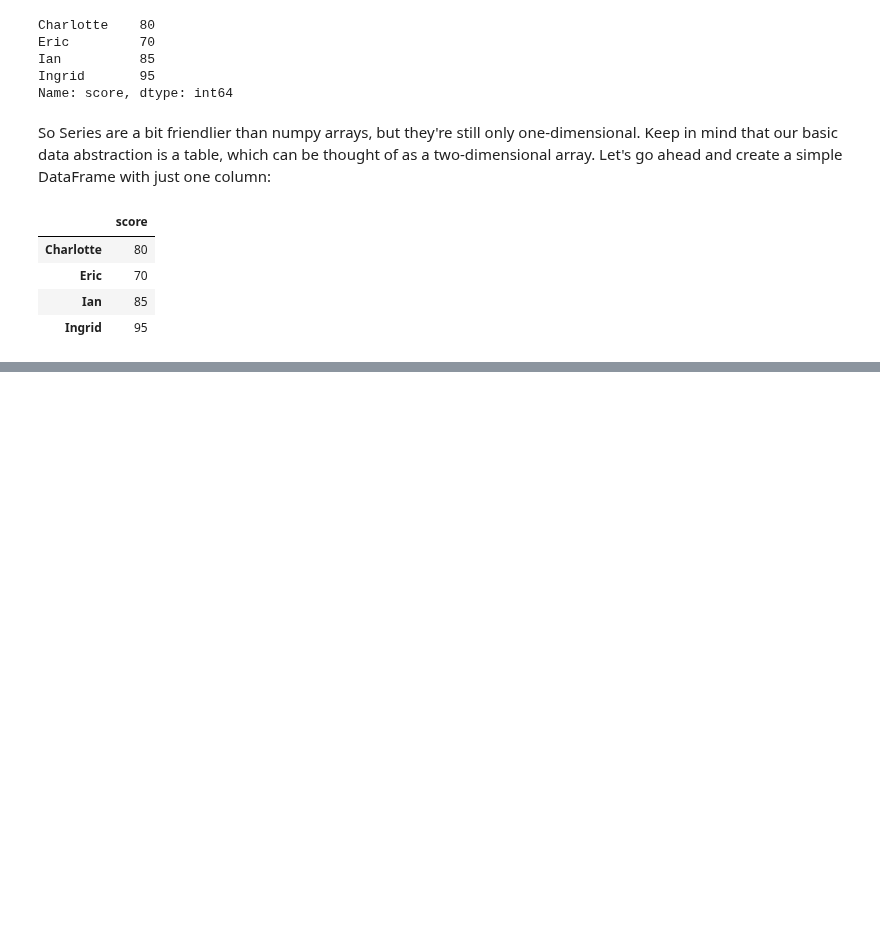
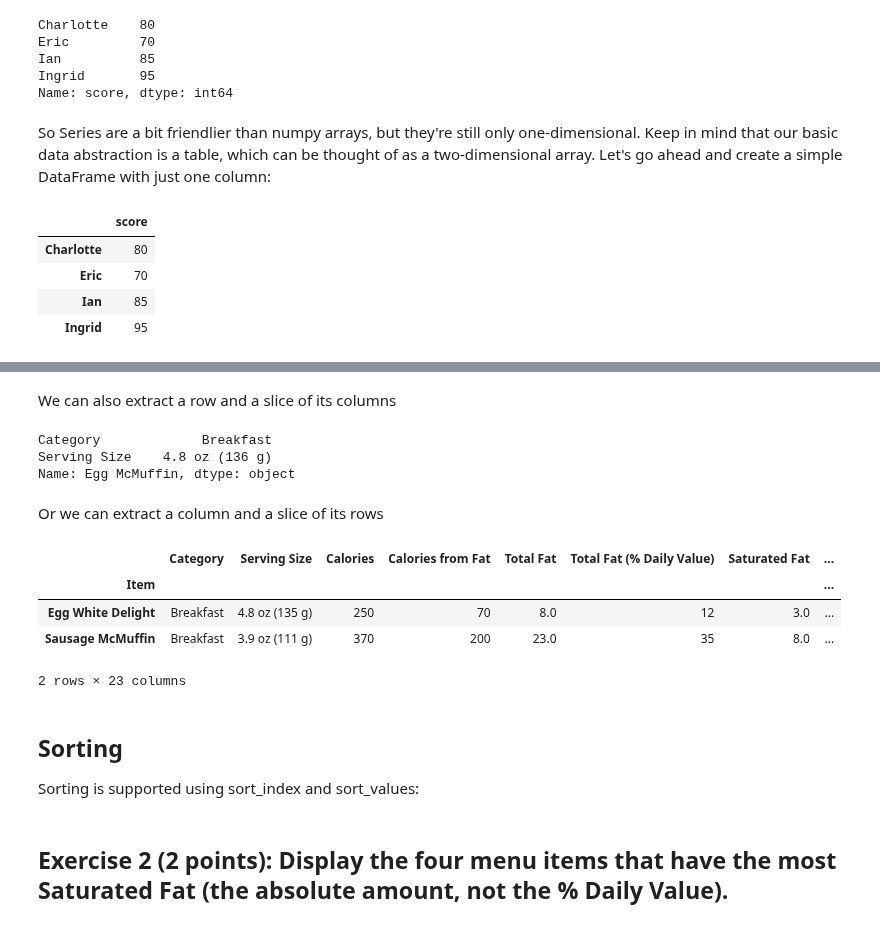
Before and after one commit to anhnguyendepocen/si370, a Jupyter notebook: 02_Pandas_I.ipynb, the cells around one changed output, grey strips where cells are left out. Drawn from its saved outputs; the diff is of its cells as text; code cells hidden in the pictures; blank space fills up the shorter version.

Commit message:
Add sorting, filtering, exercises

```diff
--- a/02_Pandas_I.ipynb
+++ b/02_Pandas_I.ipynb
@@ -151,0 +256,21 @@ df_names
+# %% [markdown]
+We can also extract a row and a slice of its columns
+# %%
+menu_i.iloc[0,0:2]
+# %% [output]
+Category             Breakfast
+Serving Size    4.8 oz (136 g)
+Name: Egg McMuffin, dtype: object
+# %% [markdown]
+Or we can extract a column and a slice of its rows
+# %%
+menu_i.iloc[1:3,:]
+# %% [output]
+|  | Category | Serving Size | Calories | Calories from Fat | Total Fat | Total Fat (% Daily Value) | Saturated Fat | ... |
+| Item |  |  |  |  |  |  |  | ... |
+| Egg White Delight | Breakfast | 4.8 oz (135 g) | 250 | 70 | 8.0 | 12 | 3.0 | ... |
+| Sausage McMuffin | Breakfast | 3.9 oz (111 g) | 370 | 200 | 23.0 | 35 | 8.0 | ... |
+2 rows × 23 columns
+# %% [markdown]
+## Sorting
+Sorting is supported using sort_index and sort_values:
@@ -151,0 +279,2 @@ df_names
+# %% [markdown]
+## Exercise 2 (2 points): Display the four menu items that have the most Saturated Fat (the absolute amount, not the % Daily Value).
```
Also changed, not shown: parts of 38 cells of this notebook.
